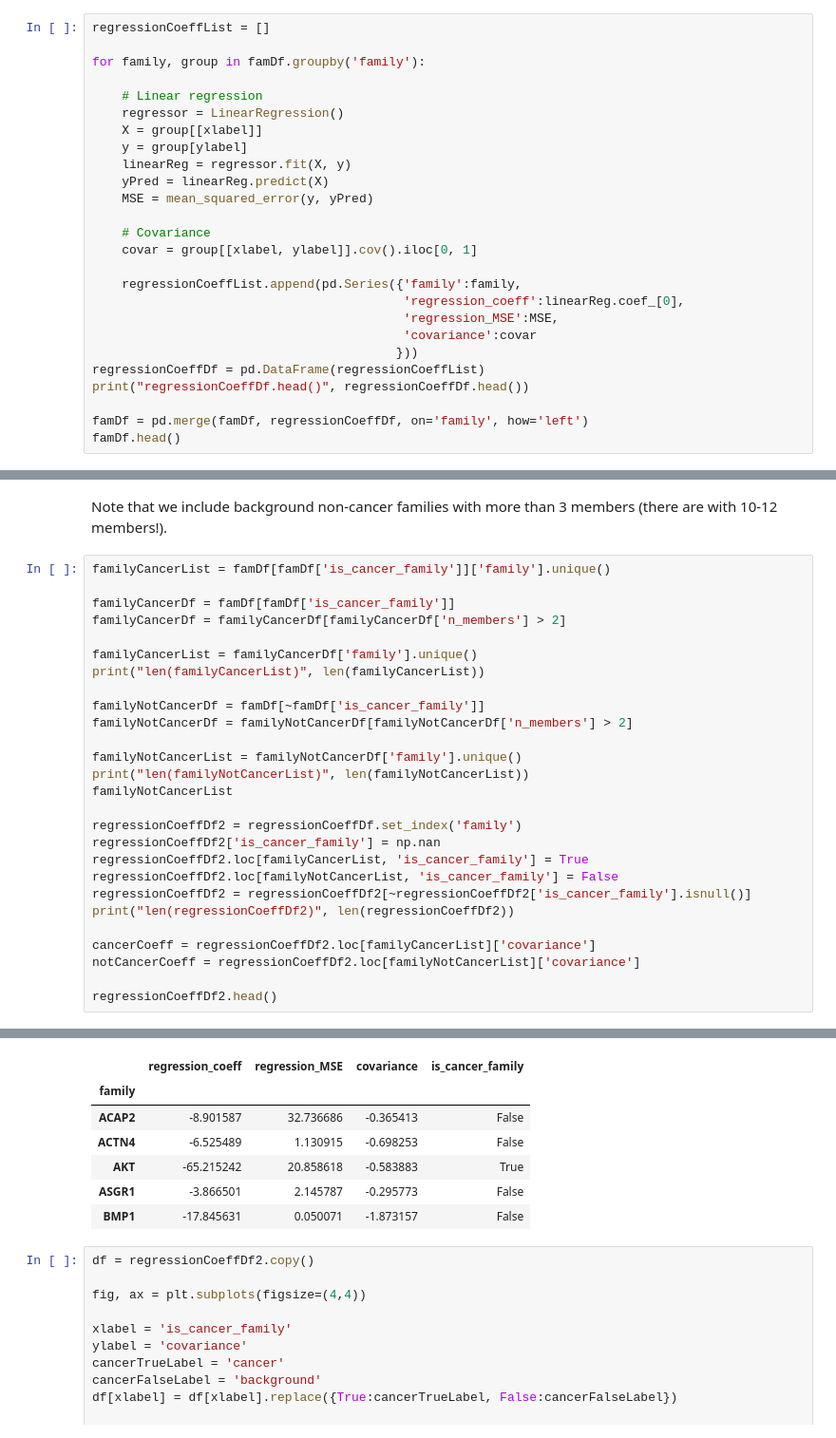
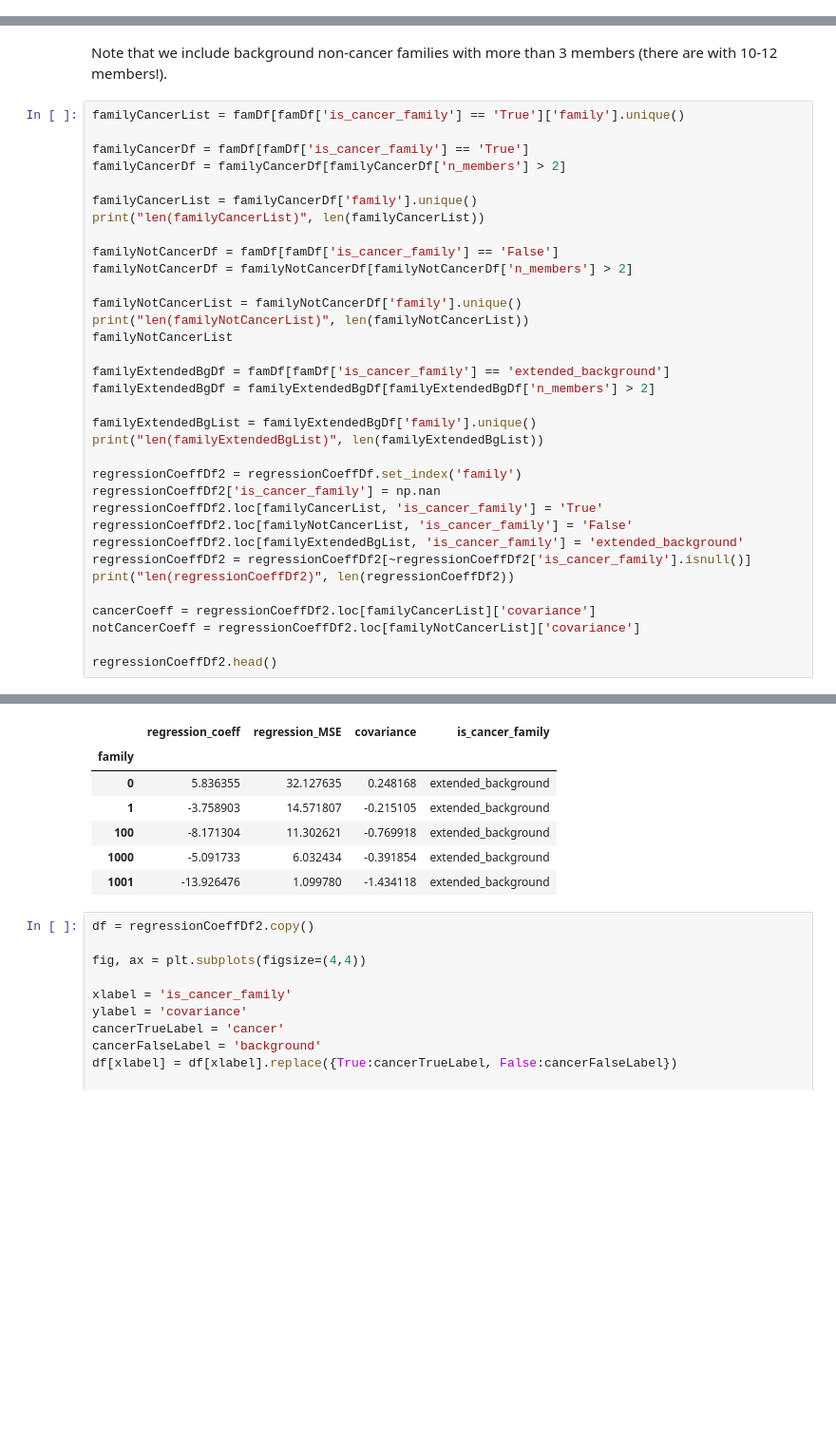
Before and after one commit to webermarcolivier/codon_usage_oncogenes, a Jupyter notebook: src/KRAS_codon_usage_published.ipynb, the cells around one changed output, grey strips where cells are left out. Shown at 95% size. Drawn from its saved outputs; the diff is of its cells as text; blank space fills up the shorter version.

```diff
--- a/src/KRAS_codon_usage_published.ipynb
+++ b/src/KRAS_codon_usage_published.ipynb
@@ -4234,26 +4149,0 @@ print(len(famDf))
-# %%
-regressionCoeffList = []
-
-for family, group in famDf.groupby('family'):
-
-    # Linear regression
-    regressor = LinearRegression()
-    X = group[[xlabel]]
-    y = group[ylabel]
-    linearReg = regressor.fit(X, y)
-    yPred = linearReg.predict(X)
-    MSE = mean_squared_error(y, yPred)
-
-    # Covariance
-    covar = group[[xlabel, ylabel]].cov().iloc[0, 1]
-
-    regressionCoeffList.append(pd.Series({'family':family,
-                                          'regression_coeff':linearReg.coef_[0],
-                                          'regression_MSE':MSE,
-                                          'covariance':covar
-                                         }))
-regressionCoeffDf = pd.DataFrame(regressionCoeffList)
-print("regressionCoeffDf.head()", regressionCoeffDf.head())
-
-famDf = pd.merge(famDf, regressionCoeffDf, on='family', how='left')
-famDf.head()
@@ -4295,25 +4171,32 @@ len(regressionCoeffDf)
 # %% [markdown]
 Note that we include background non-cancer families with more than 3 members (there are with 10-12 members!).
 # %%
-familyCancerList = famDf[famDf['is_cancer_family']]['family'].unique()
+familyCancerList = famDf[famDf['is_cancer_family'] == 'True']['family'].unique()
 
-familyCancerDf = famDf[famDf['is_cancer_family']]
+familyCancerDf = famDf[famDf['is_cancer_family'] == 'True']
 familyCancerDf = familyCancerDf[familyCancerDf['n_members'] > 2]
 
 familyCancerList = familyCancerDf['family'].unique()
 print("len(familyCancerList)", len(familyCancerList))
 
-familyNotCancerDf = famDf[~famDf['is_cancer_family']]
+familyNotCancerDf = famDf[famDf['is_cancer_family'] == 'False']
 familyNotCancerDf = familyNotCancerDf[familyNotCancerDf['n_members'] > 2]
 
 familyNotCancerList = familyNotCancerDf['family'].unique()
 print("len(familyNotCancerList)", len(familyNotCancerList))
 familyNotCancerList
 
+familyExtendedBgDf = famDf[famDf['is_cancer_family'] == 'extended_background']
+familyExtendedBgDf = familyExtendedBgDf[familyExtendedBgDf['n_members'] > 2]
+
+familyExtendedBgList = familyExtendedBgDf['family'].unique()
+print("len(familyExtendedBgList)", len(familyExtendedBgList))
+
 regressionCoeffDf2 = regressionCoeffDf.set_index('family')
 regressionCoeffDf2['is_cancer_family'] = np.nan
-regressionCoeffDf2.loc[familyCancerList, 'is_cancer_family'] = True
-regressionCoeffDf2.loc[familyNotCancerList, 'is_cancer_family'] = False
+regressionCoeffDf2.loc[familyCancerList, 'is_cancer_family'] = 'True'
+regressionCoeffDf2.loc[familyNotCancerList, 'is_cancer_family'] = 'False'
+regressionCoeffDf2.loc[familyExtendedBgList, 'is_cancer_family'] = 'extended_background'
 regressionCoeffDf2 = regressionCoeffDf2[~regressionCoeffDf2['is_cancer_family'].isnull()]
 print("len(regressionCoeffDf2)", len(regressionCoeffDf2))
 
@@ -4328,10 +4212,10 @@ len(regressionCoeffDf2) 71
 |  | regression_coeff | regression_MSE | covariance | is_cancer_family |
 | family |  |  |  |  |
-| ACAP2 | -8.901587 | 32.736686 | -0.365413 | False |
-| ACTN4 | -6.525489 | 1.130915 | -0.698253 | False |
-| AKT | -65.215242 | 20.858618 | -0.583883 | True |
-| ASGR1 | -3.866501 | 2.145787 | -0.295773 | False |
-| BMP1 | -17.845631 | 0.050071 | -1.873157 | False |
+| 0 | 5.836355 | 32.127635 | 0.248168 | extended_background |
+| 1 | -3.758903 | 14.571807 | -0.215105 | extended_background |
+| 100 | -8.171304 | 11.302621 | -0.769918 | extended_background |
+| 1000 | -5.091733 | 6.032434 | -0.391854 | extended_background |
+| 1001 | -13.926476 | 1.099780 | -1.434118 | extended_background |
 # %%
 df = regressionCoeffDf2.copy()
 
```
Also changed, not shown: parts of 49 cells of this notebook.
